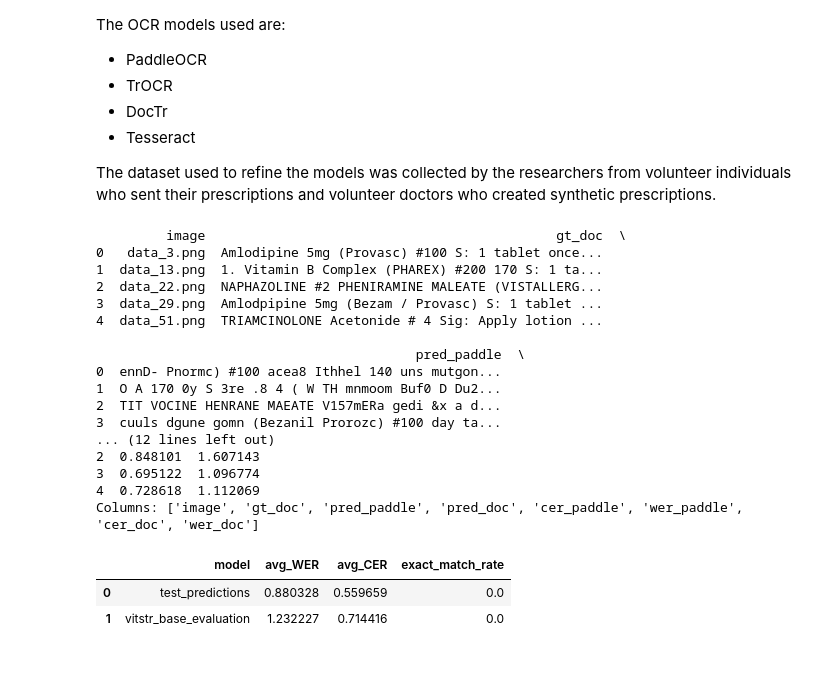
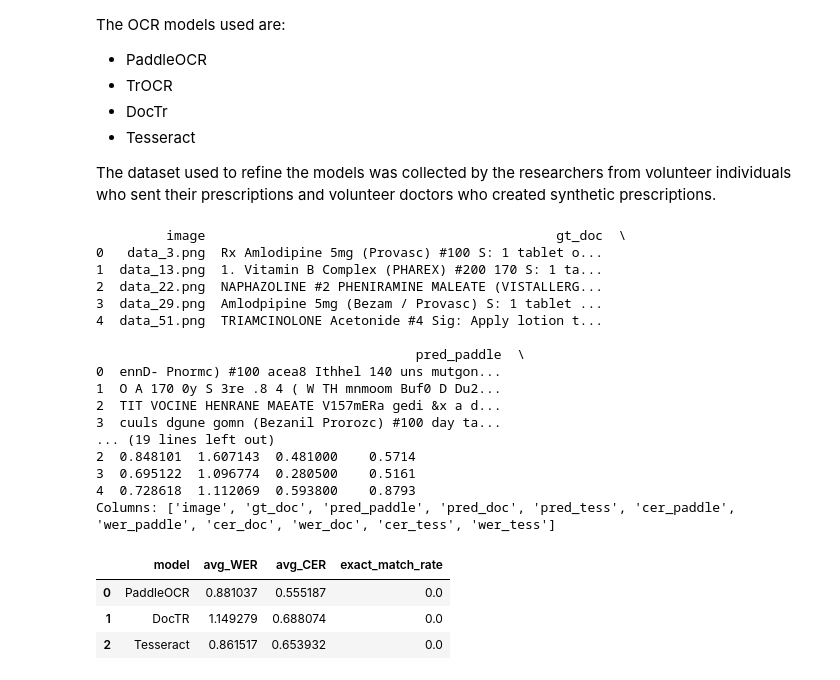
Before and after one commit to THS-ST/ocr-models, a Jupyter notebook: OCR_Models_Comparison.ipynb, the cells around one changed output. Drawn from its saved outputs; the diff is of its cells as text; code cells hidden in the pictures.

```diff
--- a/OCR_Models_Comparison.ipynb
+++ b/OCR_Models_Comparison.ipynb
@@ -21,75 +21,88 @@ TEST_IMAGES_DIR = r"C:\Users\Shay\Documents\GitHub\ocr-models\data\image_splits\
 # --- Paths to CSVs ---
 CSV_PADDLEOCR = "paddleOCR/test_predictions.csv"
 CSV_DOCTR = "my_doctr/DocTR_evaluation.csv"
+CSV_TESSERACT = "tesseract/Tesseract_test_predictions.csv"
 
 # --- Load CSVs ---
 df1 = pd.read_csv(CSV_PADDLEOCR)
 df2 = pd.read_csv(CSV_DOCTR)
+df3 = pd.read_csv(CSV_TESSERACT)
 
-# --- Rename prediction columns so they don't clash ---
+# --- Rename prediction columns ---
 df1 = df1.rename(columns={"pred": "pred_paddle"})
 df2 = df2.rename(columns={"pred": "pred_doc"})
+df3 = df3.rename(columns={"pred": "pred_tess"})
 
 df2 = df2.rename(columns={"gt": "gt_doc"})
 
+# --- Rename cer and wer columns ---
+df1 = df1.rename(columns={"cer": "cer_paddle", "wer": "wer_paddle"})
+df2 = df2.rename(columns={"cer": "cer_doc", "wer": "wer_doc"})
+df3 = df3.rename(columns={"cer": "cer_tess", "wer": "wer_tess"})
 
-# --- Rename cer and wer columns so they don't clash ---
-df1 = df1.rename(columns={"cer": "cer_paddle"})
-df2 = df2.rename(columns={"cer": "cer_doc"})
+# --- Merge ---
+df_merged = pd.merge(df1, df2, on="image", how="inner")
+df_merged = pd.merge(df_merged, df3, on="image", how="inner")
 
-df1 = df1.rename(columns={"wer": "wer_paddle"})
-df2 = df2.rename(columns={"wer": "wer_doc"})
-
-# --- Merge on 'image' ---
-df_merged = pd.merge(df1, df2, on="image", how="inner", suffixes=('_doc', '_paddle'))
-
-# Optional: keep only relevant columns
-df_merged = df_merged[["image", "gt_doc", "pred_paddle", "pred_doc", "cer_paddle", "wer_paddle", "cer_doc", "wer_doc"]] \
-    if all(col in df_merged.columns for col in ["cer_paddle", "wer_paddle", "cer_doc", "wer_doc"]) else df_merged
+important_cols = [
+    "image", "gt_doc",
+    "pred_paddle", "pred_doc", "pred_tess",
+    "cer_paddle", "wer_paddle",
+    "cer_doc", "wer_doc",
+    "cer_tess", "wer_tess"
+]
+df_merged = df_merged[important_cols]
 
 # --- Check result ---
 print(df_merged.head())
 print("Columns:", df_merged.columns.tolist())
 # %% [output]
          image                                             gt_doc  \
-0   data_3.png  Amlodipine 5mg (Provasc) #100 S: 1 tablet once...
+0   data_3.png  Rx Amlodipine 5mg (Provasc) #100 S: 1 tablet o...
 1  data_13.png  1. Vitamin B Complex (PHAREX) #200 170 S: 1 ta...
 2  data_22.png  NAPHAZOLINE #2 PHENIRAMINE MALEATE (VISTALLERG...
 3  data_29.png  Amlodpipine 5mg (Bezam / Provasc) S: 1 tablet ...
-4  data_51.png  TRIAMCINOLONE Acetonide # 4 Sig: Apply lotion ...
+4  data_51.png  TRIAMCINOLONE Acetonide #4 Sig: Apply lotion t...
 
                                          pred_paddle  \
 0  ennD- Pnormc) #100 acea8 Ithhel 140 uns mutgon...
 1  O A 170 0y S 3re .8 4 ( W TH mnmoom Buf0 D Du2...
 2  TIT VOCINE HENRANE MAEATE V157mERa gedi &x a d...
 3  cuuls dgune gomn (Bezanil Prorozc) #100 day ta...
-... (12 lines left out)
-2  0.848101  1.607143
-3  0.695122  1.096774
-4  0.728618  1.112069
-Columns: ['image', 'gt_doc', 'pred_paddle', 'pred_doc', 'cer_paddle', 'wer_paddle', 'cer_doc', 'wer_doc']
+... (19 lines left out)
+2  0.848101  1.607143  0.481000    0.5714
+3  0.695122  1.096774  0.280500    0.5161
+4  0.728618  1.112069  0.593800    0.8793
+Columns: ['image', 'gt_doc', 'pred_paddle', 'pred_doc', 'pred_tess', 'cer_paddle', 'wer_paddle', 'cer_doc', 'wer_doc', 'cer_tess', 'wer_tess']
 # %%
-# Compute summary statistics for each model
+models = [
+    ("PaddleOCR", "pred_paddle", "cer_paddle", "wer_paddle"),
+    ("DocTR",     "pred_doc",    "cer_doc",    "wer_doc"),
+    ("Tesseract", "pred_tess",   "cer_tess",   "wer_tess")
+]
 
 summary_rows = []
-for model_name, df in dfs.items():
-    avg_wer = df['wer'].mean()
-    avg_cer = df['cer'].mean()
-    exact_match = (df['gt'] == df['pred']).mean()
+
+for model_name, pred_col, cer_col, wer_col in models:
+
+    avg_wer = df_merged[wer_col].mean()
+    avg_cer = df_merged[cer_col].mean()
+    exact_match = (df_merged["gt_doc"] == df_merged[pred_col]).mean()
 
     summary_rows.append({
-        'model': model_name,
-        'avg_WER': avg_wer,
-        'avg_CER': avg_cer,
-        'exact_match_rate': exact_match
+        "model": model_name,
+        "avg_WER": avg_wer,
+        "avg_CER": avg_cer,
+        "exact_match_rate": exact_match
     })
 
 summary_df = pd.DataFrame(summary_rows)
 summary_df
 # %% [output]
 |  | model | avg_WER | avg_CER | exact_match_rate |
-| 0 | test_predictions | 0.880328 | 0.559659 | 0.0 |
-| 1 | vitstr_base_evaluation | 1.232227 | 0.714416 | 0.0 |
+| 0 | PaddleOCR | 0.881037 | 0.555187 | 0.0 |
+| 1 | DocTR | 1.149279 | 0.688074 | 0.0 |
+| 2 | Tesseract | 0.861517 | 0.653932 | 0.0 |
 # %%
 # --- Pick a sample (change index to view another row) ---
 index = 0
```
Also changed, not shown: parts of 1 cell of this notebook, 2 other files.
